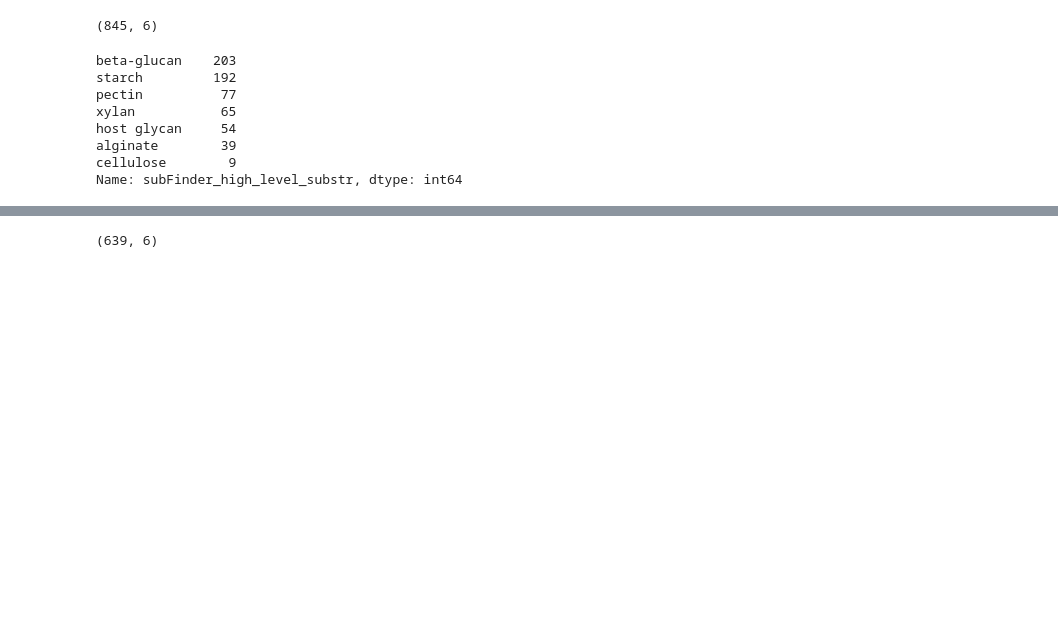
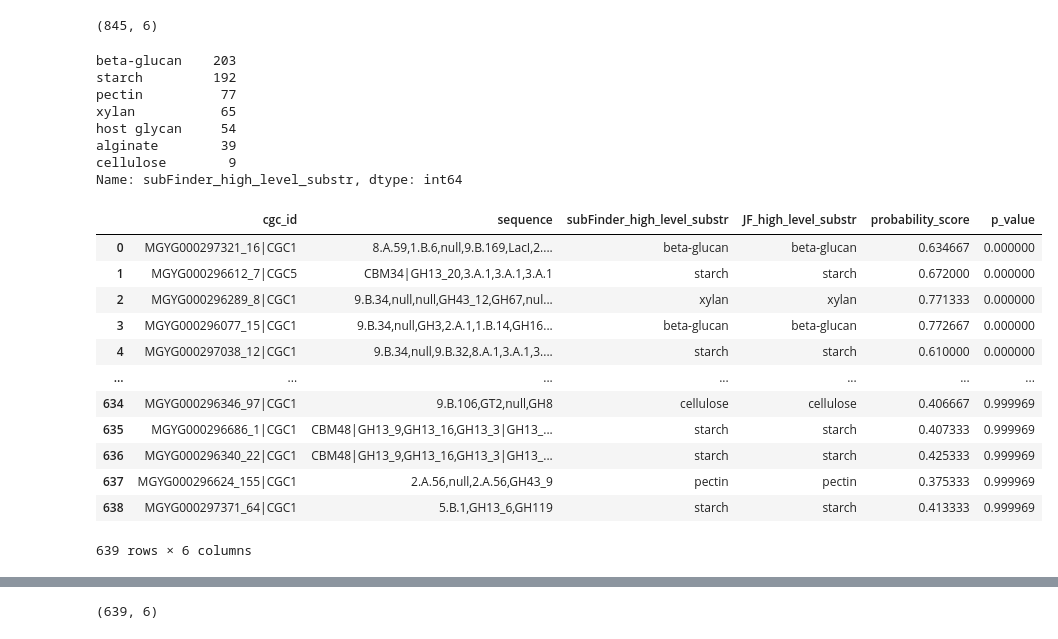
Before and after one commit to Ved-Piyush/subFinder, a Jupyter notebook: Usage_Scripts/overlap_with_Jinfang_marine.ipynb, the cells around one changed output, grey strips where cells are left out. Drawn from its saved outputs; the diff is of its cells as text; code cells hidden in the pictures; blank space fills up the shorter version.

```diff
--- a/Usage_Scripts/overlap_with_Jinfang_marine.ipynb
+++ b/Usage_Scripts/overlap_with_Jinfang_marine.ipynb
@@ -154,0 +155,16 @@ Name: subFinder_high_level_substr, dtype: int64
+# %%
+match
+# %% [output]
+|  | cgc_id | sequence | subFinder_high_level_substr | JF_high_level_substr | probability_score | p_value |
+| 0 | MGYG000297321_16|CGC1 | 8.A.59,1.B.6,null,9.B.169,LacI,2.... | beta-glucan | beta-glucan | 0.634667 | 0.000000 |
+| 1 | MGYG000296612_7|CGC5 | CBM34|GH13_20,3.A.1,3.A.1,3.A.1 | starch | starch | 0.672000 | 0.000000 |
+| 2 | MGYG000296289_8|CGC1 | 9.B.34,null,null,GH43_12,GH67,nul... | xylan | xylan | 0.771333 | 0.000000 |
+| 3 | MGYG000296077_15|CGC1 | 9.B.34,null,GH3,2.A.1,1.B.14,GH16... | beta-glucan | beta-glucan | 0.772667 | 0.000000 |
+| 4 | MGYG000297038_12|CGC1 | 9.B.34,null,9.B.32,8.A.1,3.A.1,3.... | starch | starch | 0.610000 | 0.000000 |
+| ... | ... | ... | ... | ... | ... | ... |
+| 634 | MGYG000296346_97|CGC1 | 9.B.106,GT2,null,GH8 | cellulose | cellulose | 0.406667 | 0.999969 |
+| 635 | MGYG000296686_1|CGC1 | CBM48|GH13_9,GH13_16,GH13_3|GH13_... | starch | starch | 0.407333 | 0.999969 |
+| 636 | MGYG000296340_22|CGC1 | CBM48|GH13_9,GH13_16,GH13_3|GH13_... | starch | starch | 0.425333 | 0.999969 |
+| 637 | MGYG000296624_155|CGC1 | 2.A.56,null,2.A.56,GH43_9 | pectin | pectin | 0.375333 | 0.999969 |
+| 638 | MGYG000297371_64|CGC1 | 5.B.1,GH13_6,GH119 | starch | starch | 0.413333 | 0.999969 |
+639 rows × 6 columns
```
Also changed, not shown: parts of 6 cells of this notebook, 5 other files.
